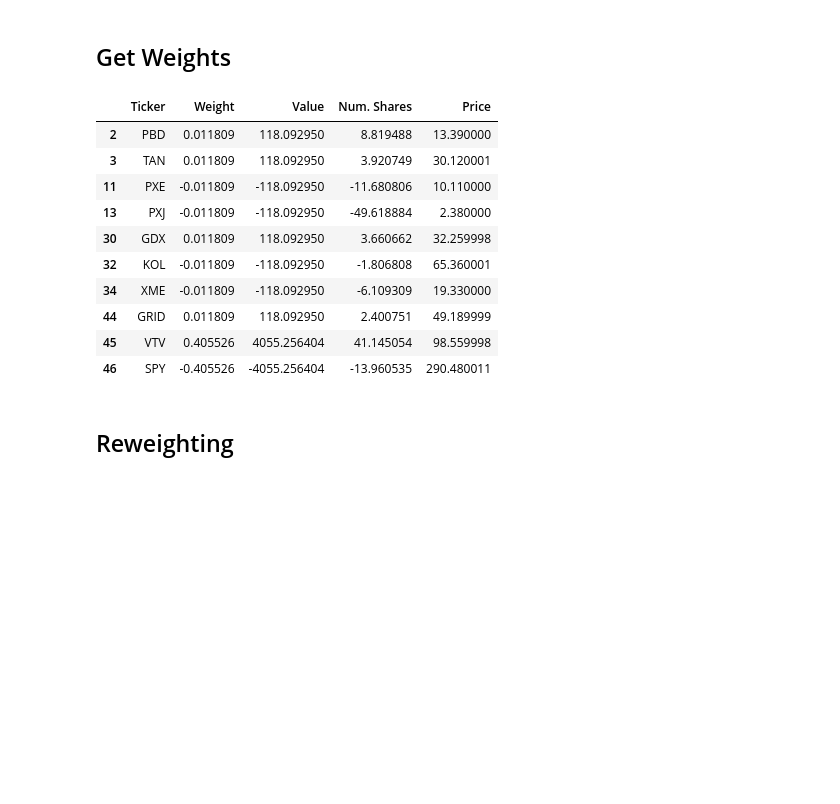
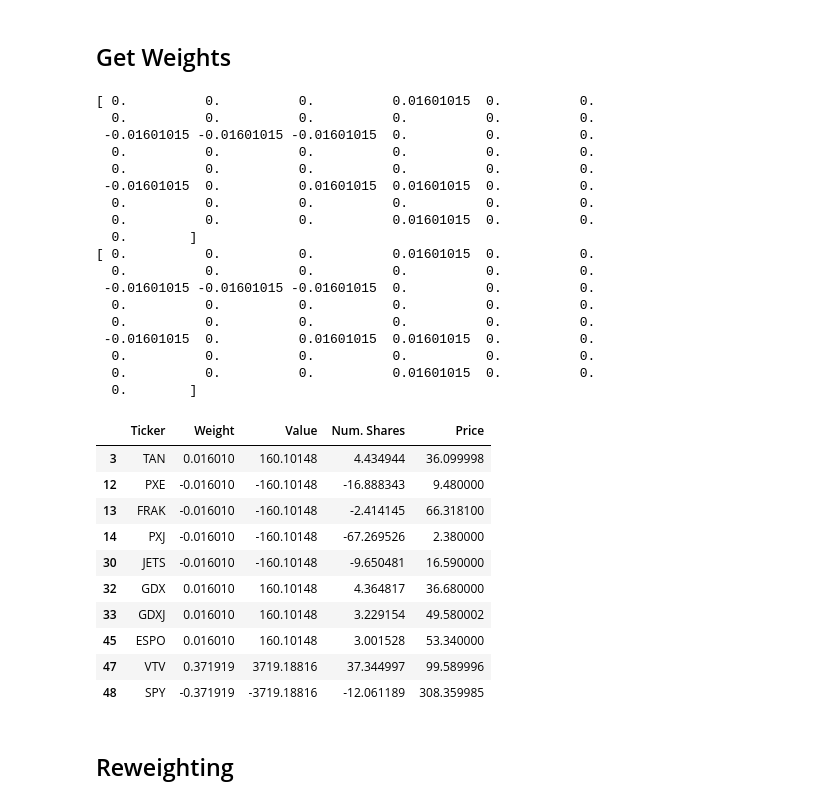
Before and after one commit to chrisbate1/Momentum, a Jupyter notebook: Old NoCash SPY.ipynb, the cells around one changed output. Cells and saved outputs as stored; diff of their text form; code cells hidden in the pictures; blank space fills up the shorter version.

```diff
--- a/Old NoCash SPY.ipynb
+++ b/Old NoCash SPY.ipynb
@@ -210,15 +213,15 @@ def sameMonth(d):
 #Alternative Energy
 sym_AltEn=["NLR","FAN","PBD","TAN"]
 #Consumer
-sym_Cons=["PBS","PBJ","PEJ","PMR","BJK","XHB","CARZ"]
+sym_Cons=["PBS","PBJ","PEJ","PMR","BJK","XHB","CARZ","IBUY"]
 #Energy
 sym_Ener=["PXE","FRAK","PXJ"]
 #Financials
 sym_Fina=["KBWP","IAI","PSP","KBWR","KBWB"]
 #Healtcare
-sym_Heal=["IHI","IHF","PBE","PJP"]
-#Industrials &amp;Infrastructure
-sym_Indu=["GII","PIO","PPA","IYT","SEA", "JETS"]
+sym_Heal=["IHI","IHF","PBE","PJP","CNCR"]
+#Industrials & Infrastructure
+sym_Indu=["GII","PIO","PPA","IYT","SEA","JETS"]
 #Materials, Metals and Mining
 sym_Mate=["HAP","GDX","GDXJ","KOL","SLX","XME"]
 #Technology
@@ -370,6 +370,7 @@ monthlyReturn = np.zeros(len(winners))
 standardDev = np.zeros(len(winners))
 numWin = 5
 dailyReturns = []
+dailyMoRet = []
 momWeight = np.zeros(len(winners))
 momSD = np.zeros(len(winners))
 g_win = np.zeros(len(winners))
@@ -381,7 +382,7 @@ moReturns = np.zeros(len(winners))
 hedgeReturns = np.zeros(len(winners))
 
 for i in range(len(winners)):
-# for i in range(2):
+#for i in range(2):
     listWin = strip_replace(winners[i])
     listLoss = strip_replace(losers[i])
     numWin = len(listWin)
@@ -434,13 +435,13 @@ for i in range(len(winners)):
 
     momWeight[i] = wMo
     # wMo *= .5
-    # wHedge = .5
     wHedge = 1 - wMo
     hedgeWeight[i] = wHedge
     cash = 1-wHedge-wMo
 
     fullPort = wMo * moRet + wHedge * hedgeRet
     dailyReturns.extend(fullPort)
+    dailyMoRet.extend(moRet)
     # fxRet = get_rate('USD', 'GBP', endH[i]) / get_rate('USD', 'GBP', startH[i])
     # fullPort *= fxRet # Gives GBP return
     monthRet = np.sum(fullPort)
@@ -601,13 +616,13 @@ def getWeights(i = len(winners)-1):
         r = getCSVRet(listWin[j], startH[i], endH[i])
         retWin += r/len(listWin)
         k = tickers.index(listWin[j])
-        prices[k] = p[len(p)-1]
+        prices[k] = p[-1]
 
         p_l = getCSVPrice(listLoss[j], startH[i], endH[i])
         r_l = getCSVRet(listLoss[j], startH[i], endH[i])
         retLoss += r_l/len(listLoss)
         k = tickers.index(listLoss[j])
-        prices[k] = p_l[len(p_l)-1]
+        prices[k] = p_l[-1]
 
     # Momentum scaling
     retWinScale = pd.Series(dtype='float64')
@@ -628,54 +643,70 @@ def getWeights(i = len(winners)-1):
     monthlyVar = totalVar / 6
     monthlySD = np.sqrt(monthlyVar)
     momSD[i] = monthlySD
     wMo = targetSD / monthlySD
 
-    pSPY = getCSVPrice('SPY', startH[i], endH[i])
-    pSPY = pSPY[len(pSPY)-1]
-    pVal = getCSVPrice('VTV', startH[i], endH[i])
-    pVal = pVal[len(pVal)-1]
+    pSPY = getCSVPrice('SPY', startH[i], endH[i])[-1]
+    pVal = getCSVPrice('VTV', startH[i], endH[i])[-1]
 
-    wMo *= .5
-    # wHedge = .5
+    # wMo *= .5
     wHedge = 1 - wMo
-    cash = .5-wMo
+    cash = 1 - wHedge - wMo
 
     # Weights vector
     weights = np.zeros(len(tickers))
     for k in range(numWin):
         j = tickers.index(listWin[k])
         weights[j] = 0.0625 * wMo
     for k in range(numWin):
         j = tickers.index(listLoss[k])
         weights[j] = -0.0625 * wMo
 
+    print(weights)
     # Hedge weights
-    prices[len(prices)-2] = pVal
-    prices[len(prices)-1] = pSPY
-    weights[len(weights)-2] = wHedge / 2
-    weights[len(weights)-1] = - wHedge / 2
+    prices[-2] = pVal
+    prices[-1] = pSPY
+    weights[-2] = wHedge / 2
+    weights[-1] = - wHedge / 2
 
     dfWeights = pd.DataFrame(tickers, columns=['Ticker'])
     dfWeights['Weight'] = weights
     dfWeights['Value'] = 10000 * dfWeights['Weight']
     dfWeights['Num. Shares'] = dfWeights['Value'] / prices
     dfWeights['Price'] = prices
 
     return dfWeights
 
 getWeights()[getWeights()['Value'] != 0]
 # %% [output]
+[ 0.          0.          0.          0.01601015  0.          0.
+  0.          0.          0.          0.          0.          0.
+ -0.01601015 -0.01601015 -0.01601015  0.          0.          0.
+  0.          0.          0.          0.          0.          0.
+  0.          0.          0.          0.          0.          0.
+ -0.01601015  0.          0.01601015  0.01601015  0.          0.
+  0.          0.          0.          0.          0.          0.
+  0.          0.          0.          0.01601015  0.          0.
+  0.        ]
+[ 0.          0.          0.          0.01601015  0.          0.
+  0.          0.          0.          0.          0.          0.
+ -0.01601015 -0.01601015 -0.01601015  0.          0.          0.
+  0.          0.          0.          0.          0.          0.
+  0.          0.          0.          0.          0.          0.
+ -0.01601015  0.          0.01601015  0.01601015  0.          0.
+  0.          0.          0.          0.          0.          0.
+  0.          0.          0.          0.01601015  0.          0.
+  0.        ]
 |  | Ticker | Weight | Value | Num. Shares | Price |
-| 2 | PBD | 0.011809 | 118.092950 | 8.819488 | 13.390000 |
-| 3 | TAN | 0.011809 | 118.092950 | 3.920749 | 30.120001 |
-| 11 | PXE | -0.011809 | -118.092950 | -11.680806 | 10.110000 |
-| 13 | PXJ | -0.011809 | -118.092950 | -49.618884 | 2.380000 |
-| 30 | GDX | 0.011809 | 118.092950 | 3.660662 | 32.259998 |
-| 32 | KOL | -0.011809 | -118.092950 | -1.806808 | 65.360001 |
-| 34 | XME | -0.011809 | -118.092950 | -6.109309 | 19.330000 |
-| 44 | GRID | 0.011809 | 118.092950 | 2.400751 | 49.189999 |
-| 45 | VTV | 0.405526 | 4055.256404 | 41.145054 | 98.559998 |
-| 46 | SPY | -0.405526 | -4055.256404 | -13.960535 | 290.480011 |
+| 3 | TAN | 0.016010 | 160.10148 | 4.434944 | 36.099998 |
+| 12 | PXE | -0.016010 | -160.10148 | -16.888343 | 9.480000 |
+| 13 | FRAK | -0.016010 | -160.10148 | -2.414145 | 66.318100 |
+| 14 | PXJ | -0.016010 | -160.10148 | -67.269526 | 2.380000 |
+| 30 | JETS | -0.016010 | -160.10148 | -9.650481 | 16.590000 |
+| 32 | GDX | 0.016010 | 160.10148 | 4.364817 | 36.680000 |
+| 33 | GDXJ | 0.016010 | 160.10148 | 3.229154 | 49.580002 |
+| 45 | ESPO | 0.016010 | 160.10148 | 3.001528 | 53.340000 |
+| 47 | VTV | 0.371919 | 3719.18816 | 37.344997 | 99.589996 |
+| 48 | SPY | -0.371919 | -3719.18816 | -12.061189 | 308.359985 |
 # %% [markdown]
 ## Reweighting
 # %%
```
Also changed, not shown: parts of 30 cells of this notebook.
